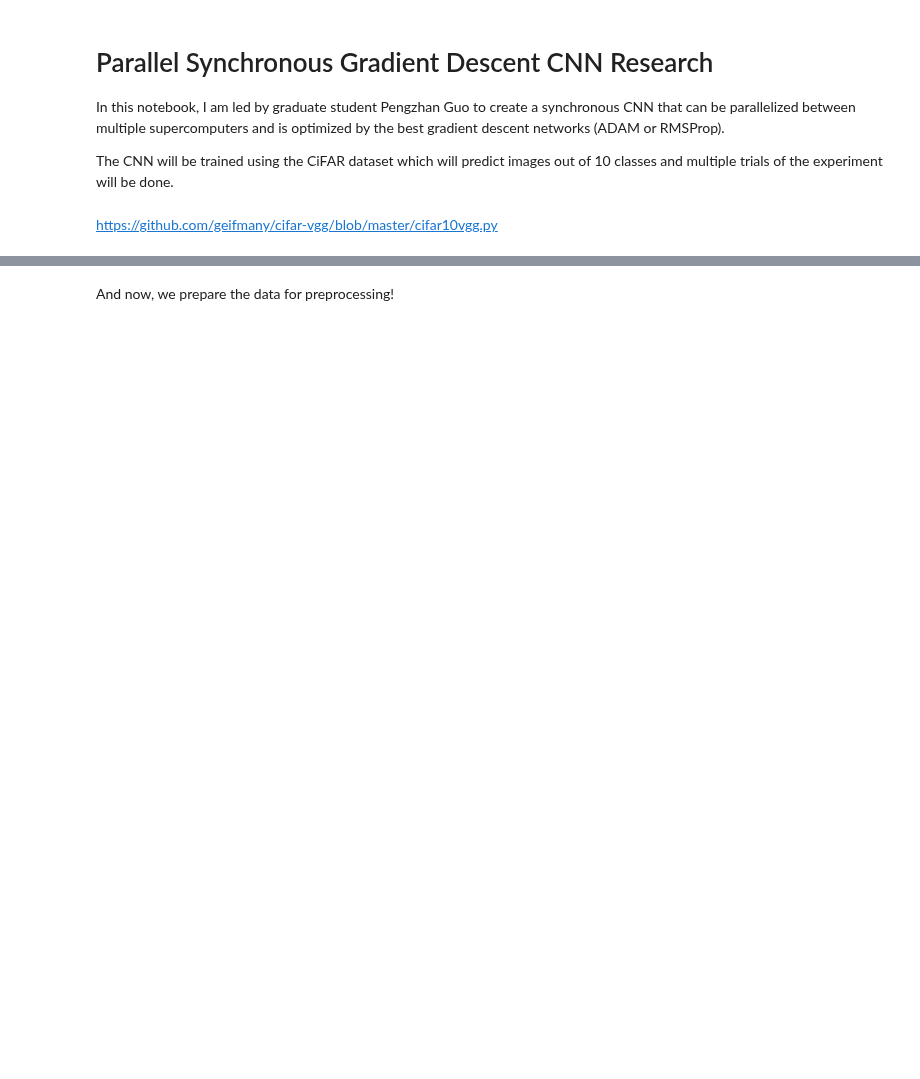
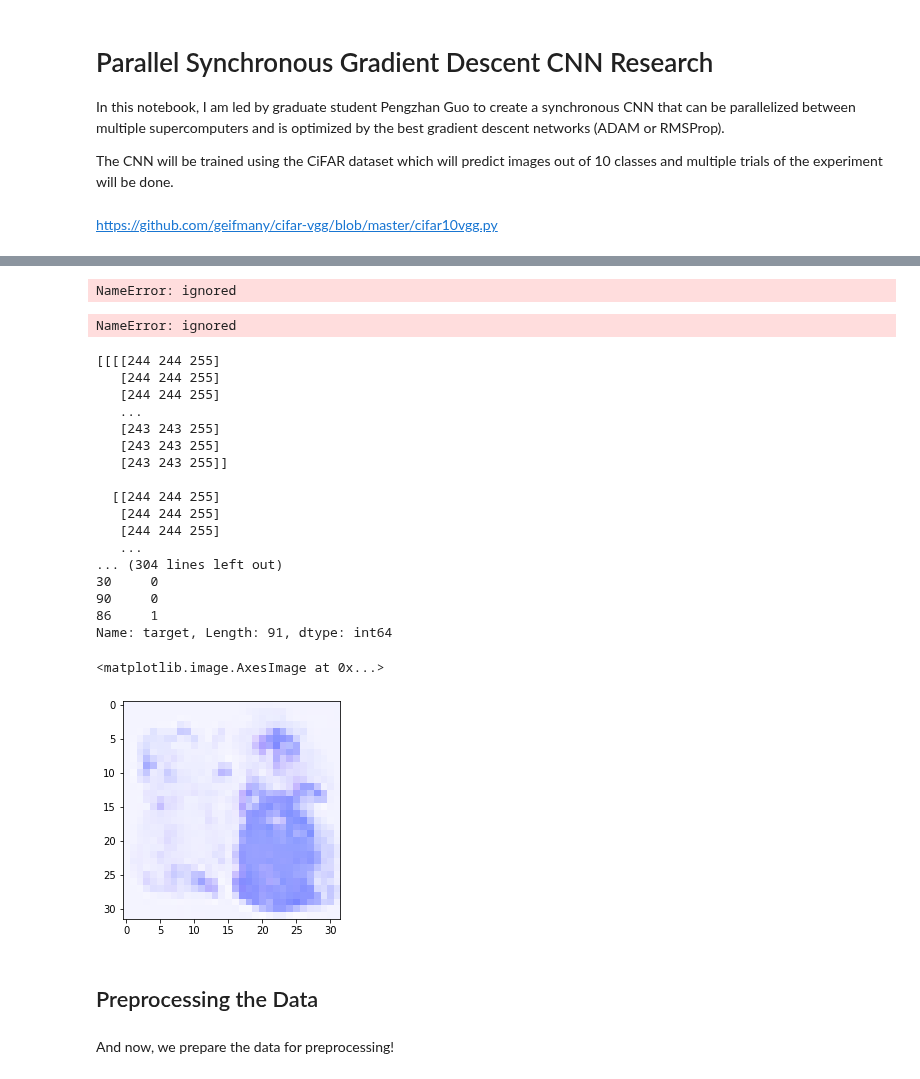
Before and after one commit to AstroNoodles/Mini-Projects, a Jupyter notebook: Parallel_Sync_CNN_Research.ipynb, the cells around one changed output, grey strips where cells are left out. Saved outputs shown, nothing was run; the diff lists cells and outputs as text; code cells hidden in the pictures; blank space fills up the shorter version.

```diff
--- a/Parallel_Sync_CNN_Research.ipynb
+++ b/Parallel_Sync_CNN_Research.ipynb
@@ -44,0 +173,11 @@ visualize_cifar(x_train)
+# %%
+# Get the training and testing data
+
+open_slides()
+X = to_np_array()
+target = pd.read_csv('target.csv')
+target['slide'] = target['slide'].str.replace(".svs", ".png")
+test_x = X
+
+test_target = target['target']
+CIFAR = False
@@ -44,0 +195,39 @@ visualize_cifar(x_train)
+# %%
+target.hist()
+# %% [output]
+NameError: ignored
+# %%
+from collections import Counter
+Counter(target['target'])
+# %% [output]
+NameError: ignored
+# %%
+# Shuffle and split the data
+x_train, x_test, y_train, y_test = train_test_split(test_x, test_target, test_size=.3)
+print(x_train)
+print()
+print(y_train)
+
+plt.imshow(x_train[0])
+# %% [output]
+[[[[244 244 255]
+   [244 244 255]
+   [244 244 255]
+   ...
+   [243 243 255]
+   [243 243 255]
+   [243 243 255]]
+
+  [[244 244 255]
+   [244 244 255]
+   [244 244 255]
+   ...
+... (304 lines left out)
+30     0
+90     0
+86     1
+Name: target, Length: 91, dtype: int64
+<matplotlib.image.AxesImage at 0x...>
+[figure, added]
+# %% [markdown]
+## Preprocessing the Data
```
Also changed, not shown: parts of 23 cells of this notebook.
